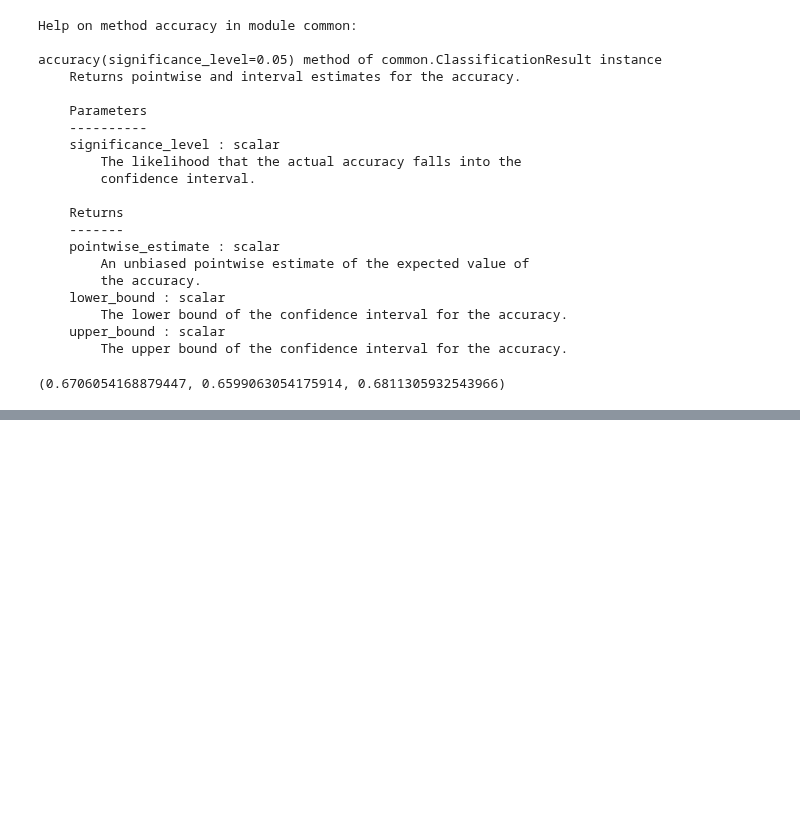
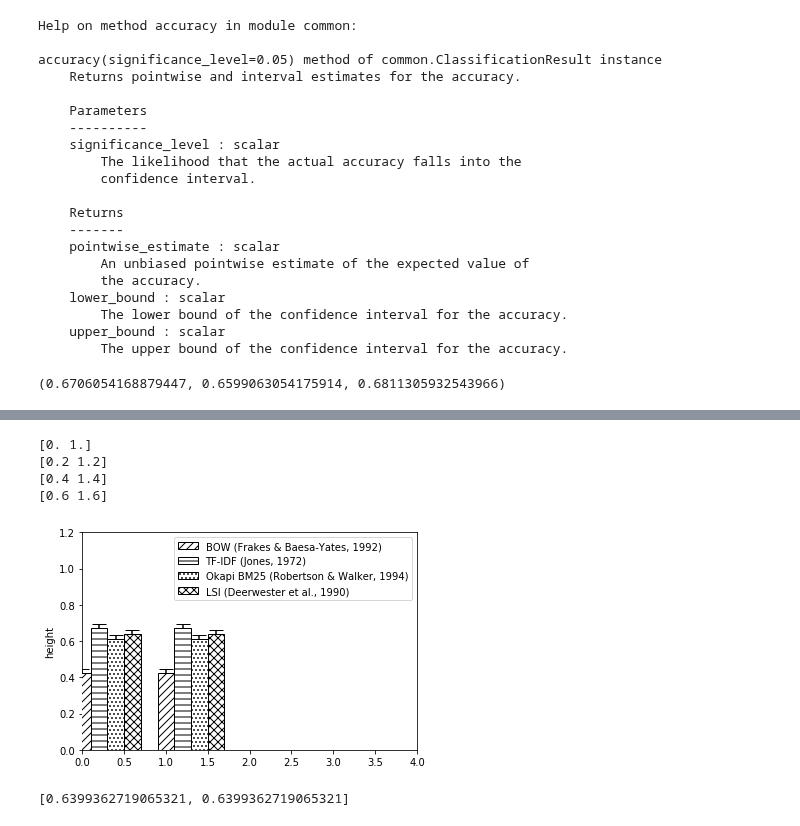
Before and after one commit to MIR-MU/regularized-embeddings, a Jupyter notebook: classification.ipynb, the cells around one changed output, grey strips where cells are left out. Drawn from its saved outputs; the diff is of its cells as text; code cells hidden in the pictures; blank space fills up the shorter version.

```diff
--- a/classification.ipynb
+++ b/classification.ipynb
@@ -266,0 +299,37 @@ fig.set_size_inches(10, 5)
+# %%
+barWidth = 0.2
+offset = 0
+
+for m_i, method in enumerate(results['newsgroups'].keys()):
+    y = [results[dataset][method].accuracy()[0] for dataset in results.keys()]
+    y_err_lower = [results[dataset][method].accuracy()[1] for dataset in results.keys()]
+    y_err_upper = [results[dataset][method].accuracy()[2] for dataset in results.keys()]
+    y_err = np.array(y_err_upper) - np.array(y_err_lower)
+
+    x = np.arange(len(y)) + (offset+(m_i*barWidth))
+    print(x)
+    plt.bar(x, y, width = barWidth, **styles[m_i], edgecolor = 'black',
+            yerr=y_err, capsize=7, label=friendly_names[method])
+
+# general layout
+# plt.xticks([r + barWidth for r in range(len(bars1))], ['cond_A', 'cond_B', 'cond_C'])
+plt.ylabel('height')
+plt.legend(loc='upper right')
+# plt.figure(figsize=(30,20))
+
+plt.xlim(0, 4)  # adjust the right leaving left unchanged
+
+plt.ylim(0, 1.2)
+
+# Show graphic
+plt.show()
+# %% [output]
+[0. 1.]
+[0.2 1.2]
+[0.4 1.4]
+[0.6 1.6]
+[figure, added]
+# %%
+y
+# %% [output]
+[0.6399362719065321, 0.6399362719065321]
```
Also changed, not shown: parts of 4 cells of this notebook.
